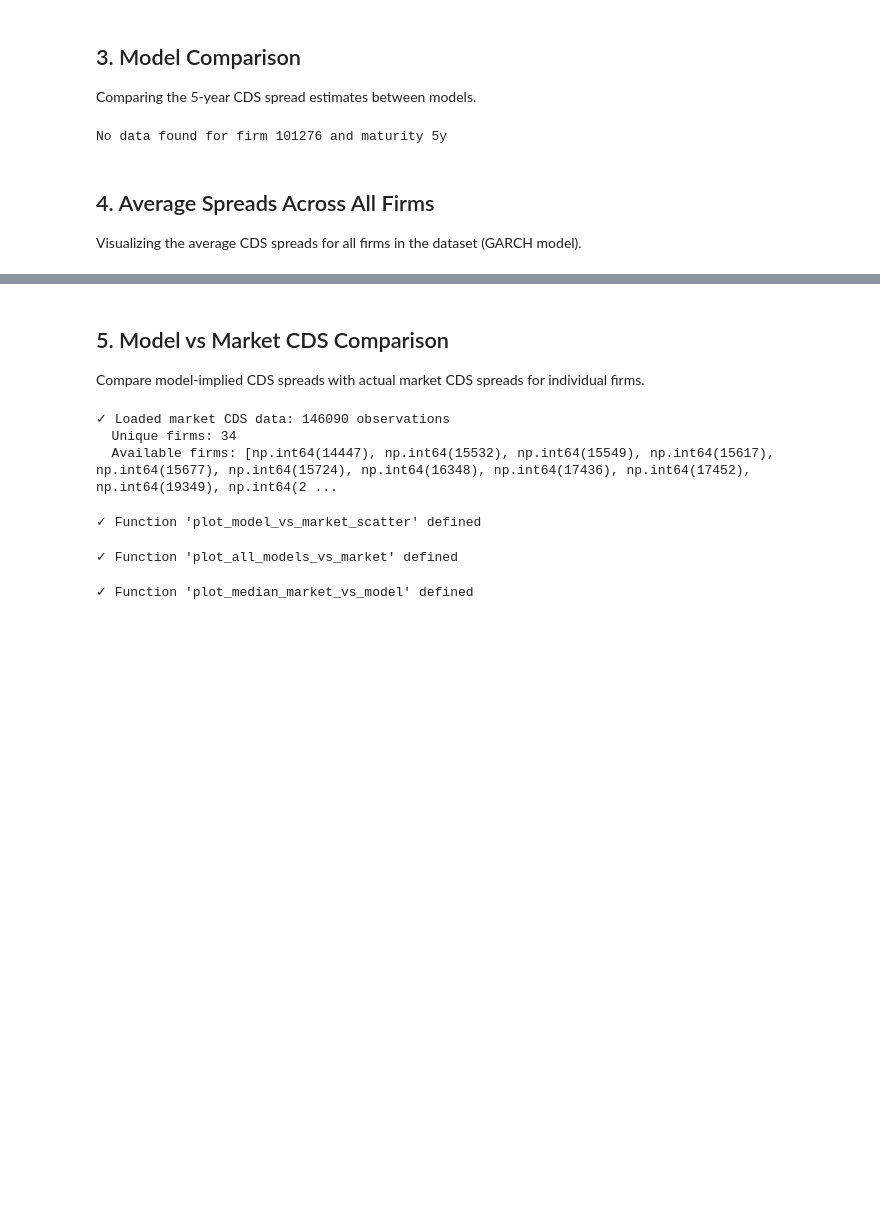
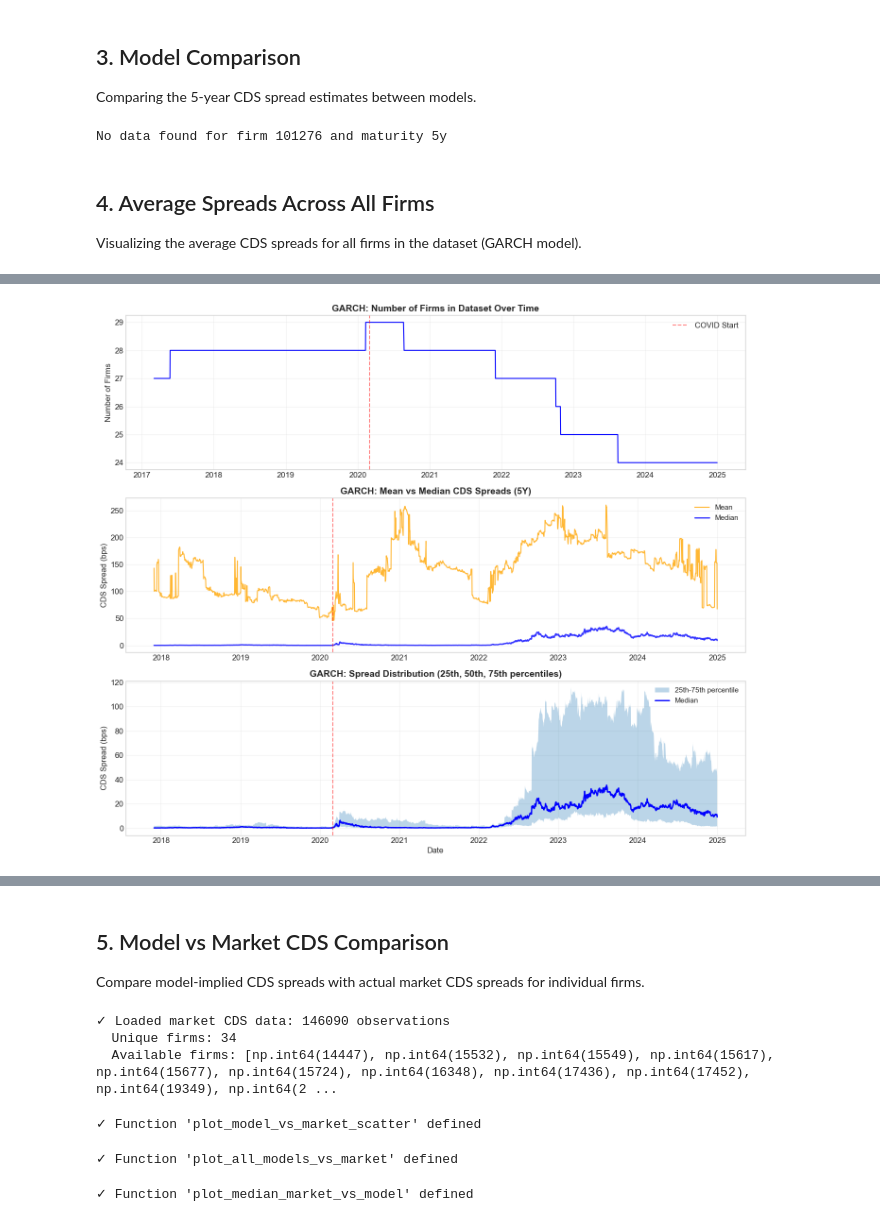
Before and after one commit to ChaseW3/Seminar-QF, a Jupyter notebook: Seminar QF/notebooks/visualize_results.ipynb, the cells around one changed output, grey strips where cells are left out. Saved outputs shown, nothing was run; the diff lists cells and outputs as text; code cells hidden in the pictures; blank space fills up the shorter version.

```diff
--- a/Seminar QF/notebooks/visualize_results.ipynb
+++ b/Seminar QF/notebooks/visualize_results.ipynb
@@ -242,0 +506,86 @@ plotter.plot_average_spreads_over_time('Merton', maturities=[1, 3, 5])
+# %%
+# Check how many firms are in the dataset over time and their spread distribution
+def analyze_firm_count_over_time(model_name='GARCH', maturity=5):
+    """
+    Track the number of firms and spread distribution over time
+    """
+    df = plotter.data[model_name].copy()
+    df['date'] = pd.to_datetime(df['date'])
+    col_name = f'spread_{maturity}y_bps'
+
+    # Group by date and get statistics
+    daily_stats = df.groupby('date').agg({
+        'gvkey': 'nunique',
+        col_name: ['count', 'mean', 'median', 'std',
+                   lambda x: (x > 0).sum(),  # non-zero count
+                   lambda x: (x > 10).sum(),  # high spread count
+                   lambda x: x.quantile(0.25),
+                   lambda x: x.quantile(0.75)]
+    }).reset_index()
+
+    daily_stats.columns = ['date', 'unique_firms', 'total_obs', 'mean', 'median', 'std',
+                           'non_zero', 'above_10bps', 'q25', 'q75']
+
+    # Focus on key periods
+    print("="*100)
+    print(f"FIRM COUNT AND SPREAD DISTRIBUTION OVER TIME - {model_name}")
+    print("="*100)
+
+    periods = [
+        ('2020-01-01', '2020-01-31', 'Early 2020 (Pre-COVID)'),
+        ('2020-03-01', '2020-03-31', 'March 2020 (COVID Start)'),
+        ('2020-06-01', '2020-06-30', 'June 2020 (Mid-COVID)'),
+        ('2022-01-01', '2022-01-31', 'Early 2022'),
+        ('2023-01-01', '2023-01-31', 'Early 2023'),
+        ('2024-01-01', '2024-01-31', 'Early 2024'),
+    ]
+
+    for start, end, label in periods:
+        period_data = daily_stats[(daily_stats['date'] >= start) & (daily_stats['date'] <= end)]
+        if not period_data.empty:
+            print(f"\n{label}")
+            print(f"  Avg # of firms: {period_data['unique_firms'].mean():.1f}")
+            print(f"  Avg median spread: {period_data['median'].mean():.2f} bps")
+            print(f"  Avg mean spread: {period_data['mean'].mean():.2f} bps")
+            print(f"  Avg firms with spread > 10 bps: {period_data['above_10bps'].mean():.1f}")
+            print(f"  Avg 25th percentile: {period_data['q25'].mean():.2f} bps")
+            print(f"  Avg 75th percentile: {period_data['q75'].mean():.2f} bps")
+
+    # Plot over time
+    import matplotlib.pyplot as plt
+    fig, axes = plt.subplots(3, 1, figsize=(14, 12))
+
+    # Plot 1: Number of firms
+    axes[0].plot(daily_stats['date'], daily_stats['unique_firms'], linewidth=1.5, color='blue')
+    axes[0].set_title(f'{model_name}: Number of Firms in Dataset Over Time', fontsize=14, fontweight='bold')
+    axes[0].set_ylabel('Number of Firms', fontsize=12)
+    axes[0].grid(True, alpha=0.3)
+    axes[0].axvline(pd.Timestamp('2020-03-01'), color='red', linestyle='--', alpha=0.5, label='COVID Start')
+    axes[0].legend()
+
+    # Plot 2: Mean vs Median spreads
+    axes[1].plot(daily_stats['date'], daily_stats['mean'], linewidth=1.5, label='Mean', color='orange', alpha=0.8)
+    axes[1].plot(daily_stats['date'], daily_stats['median'], linewidth=2, label='Median', color='blue', alpha=0.8)
+    axes[1].set_title(f'{model_name}: Mean vs Median CDS Spreads ({maturity}Y)', fontsize=14, fontweight='bold')
+    axes[1].set_ylabel('CDS Spread (bps)', fontsize=12)
+    axes[1].legend(fontsize=11)
+    axes[1].grid(True, alpha=0.3)
+    axes[1].axvline(pd.Timestamp('2020-03-01'), color='red', linestyle='--', alpha=0.5)
+
+    # Plot 3: Percentiles
+    axes[2].fill_between(daily_stats['date'], daily_stats['q25'], daily_stats['q75'], alpha=0.3, label='25th-75th percentile')
+    axes[2].plot(daily_stats['date'], daily_stats['median'], linewidth=2, label='Median', color='blue')
+    axes[2].set_title(f'{model_name}: Spread Distribution (25th, 50th, 75th percentiles)', fontsize=14, fontweight='bold')
+    axes[2].set_xlabel('Date', fontsize=12)
+    axes[2].set_ylabel('CDS Spread (bps)', fontsize=12)
+    axes[2].legend(fontsize=11)
+    axes[2].grid(True, alpha=0.3)
+    axes[2].axvline(pd.Timestamp('2020-03-01'), color='red', linestyle='--', alpha=0.5)
+
+    plt.tight_layout()
+    plt.show()
+
+    return daily_stats
+
+daily_stats_df = analyze_firm_count_over_time('GARCH', maturity=5)
+# %% [output]
@@ -242,0 +609 @@ plotter.plot_average_spreads_over_time('Merton', maturities=[1, 3, 5])
+[figure, added]
```
Also changed, not shown: parts of 17 cells of this notebook, 1 other file.
